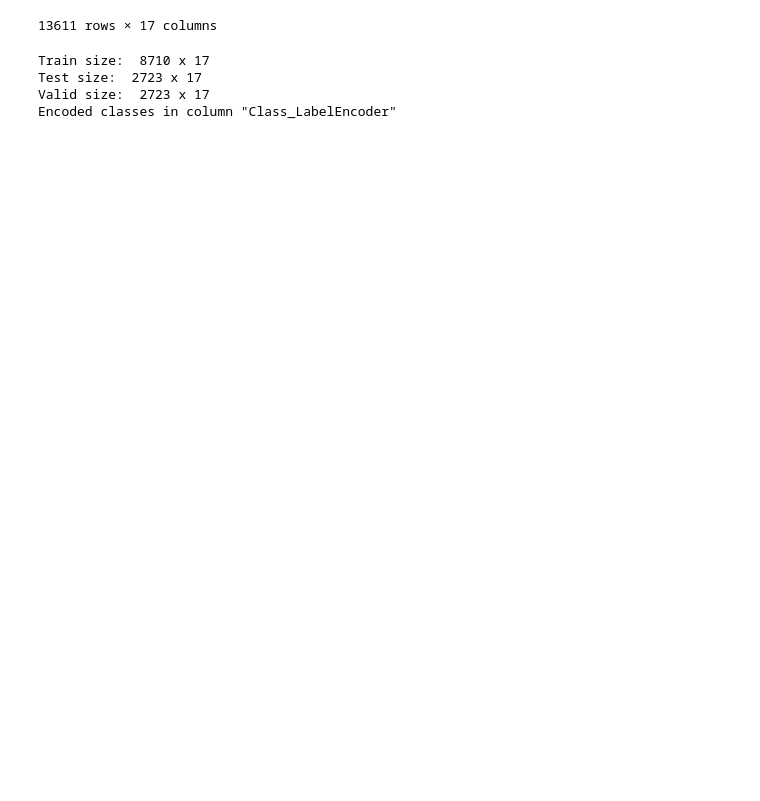
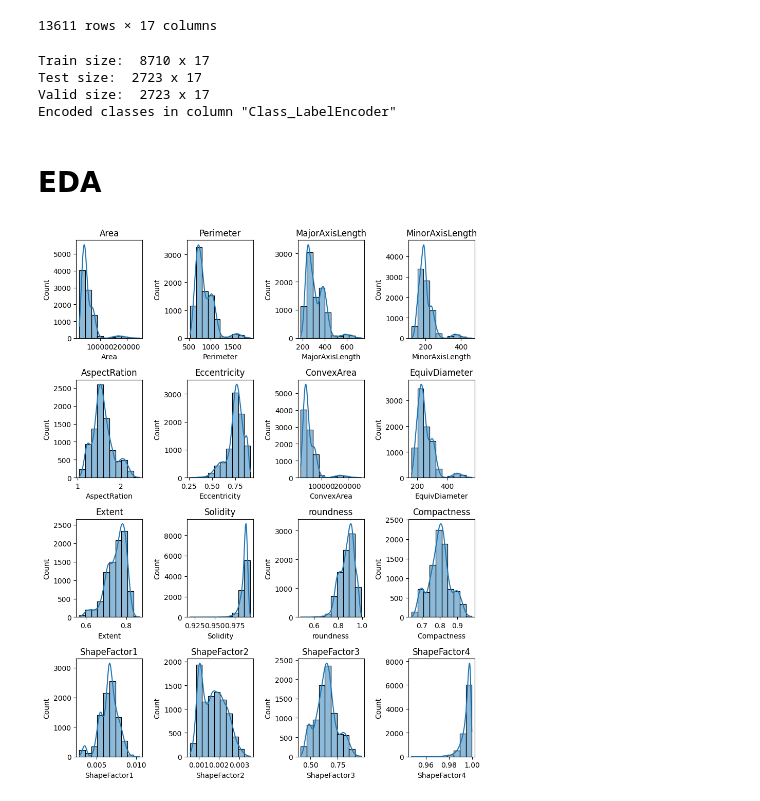
Before and after one commit to danilo-milosevic/DataDenoising, a Jupyter notebook: Denoising.ipynb, the cells around one changed output. Cells and saved outputs as stored; diff of their text form; code cells hidden in the pictures; blank space fills up the shorter version.

Commit message:
Refactor plotting

```diff
--- a/Denoising.ipynb
+++ b/Denoising.ipynb
@@ -115,3 +115,7 @@ y_valid = valid_set[encoded_class_column]
 X_train = train_set.drop(axis = 1, labels=[encoded_class_column])
 X_valid = valid_set.drop(axis = 1, labels=[encoded_class_column])
 X_test = test_set.drop(axis = 1, labels=[encoded_class_column])
+# %% [markdown]
+# EDA
+# %%
+n_classes, class_counts = np.unique(y_train, return_counts = True)
@@ -117,0 +124,4 @@ X_test = test_set.drop(axis = 1, labels=[encoded_class_column])
+# %%
+plot_attributes(X_train, label_column = encoded_class_column, n_attrs = len(class_counts))
+# %% [output]
+[figure, added]
```
Also changed, not shown: parts of 4 cells of this notebook, 1 other file.
